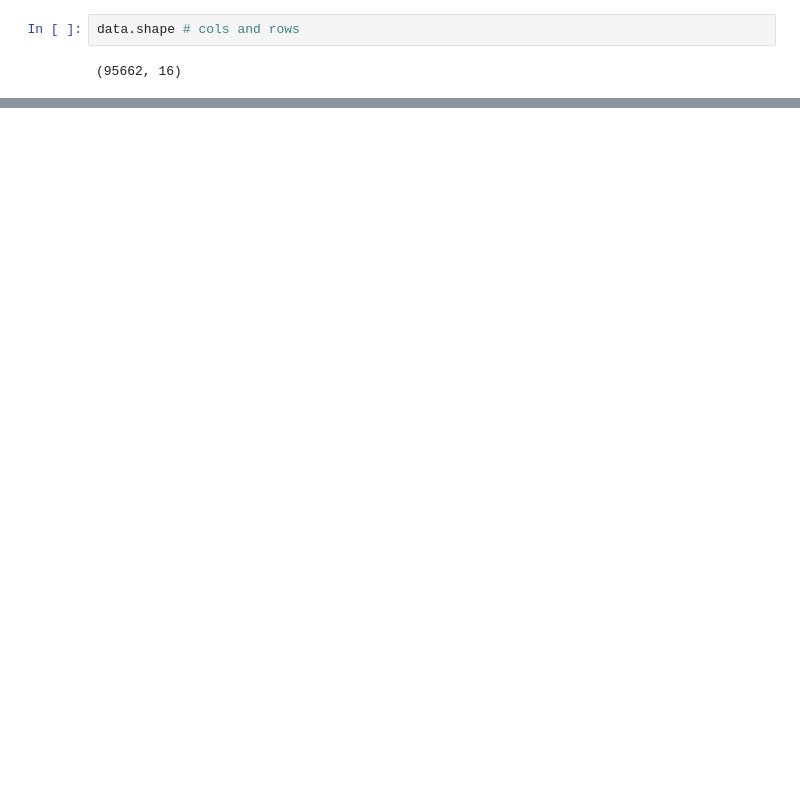
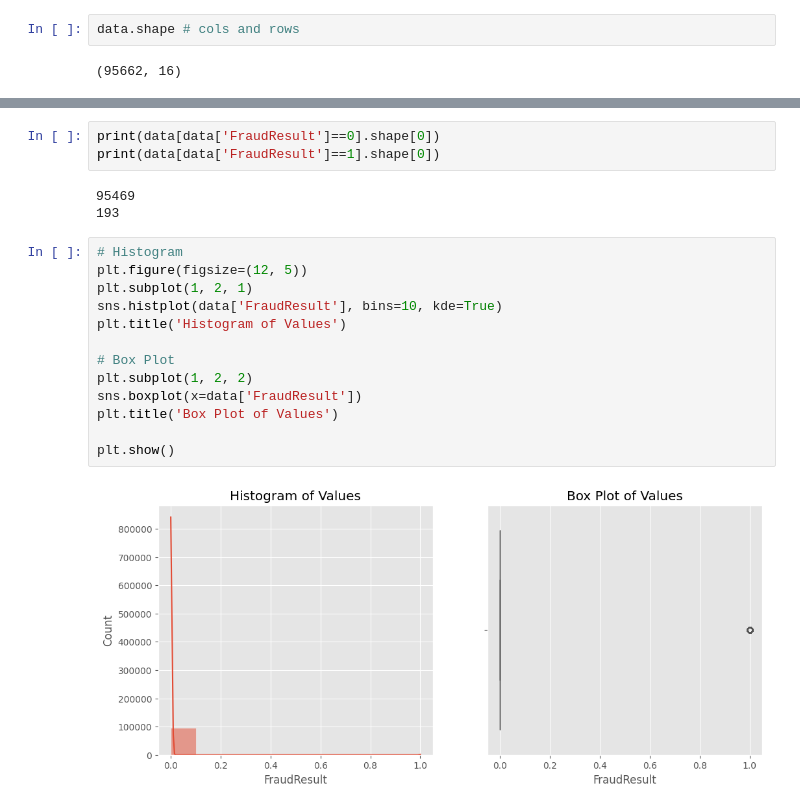
Before and after one commit to amannnnnyyyy/Credit-Scoring_and_Risk-Analysis, a Jupyter notebook: notebooks/credit_scoring_bati.ipynb, the cells around one changed output, grey strips where cells are left out. Drawn from its saved outputs; the diff is of its cells as text; blank space fills up the shorter version.

```diff
--- a/notebooks/credit_scoring_bati.ipynb
+++ b/notebooks/credit_scoring_bati.ipynb
@@ -44,0 +108,21 @@ data.shape # cols and rows
+# %%
+print(data[data['FraudResult']==0].shape[0])
+print(data[data['FraudResult']==1].shape[0])
+# %% [output]
+95469
+193
+# %%
+# Histogram
+plt.figure(figsize=(12, 5))
+plt.subplot(1, 2, 1)
+sns.histplot(data['FraudResult'], bins=10, kde=True)
+plt.title('Histogram of Values')
+
+# Box Plot
+plt.subplot(1, 2, 2)
+sns.boxplot(x=data['FraudResult'])
+plt.title('Box Plot of Values')
+
+plt.show()
+# %% [output]
+[figure, added]
```
Also changed, not shown: parts of 16 cells of this notebook.
